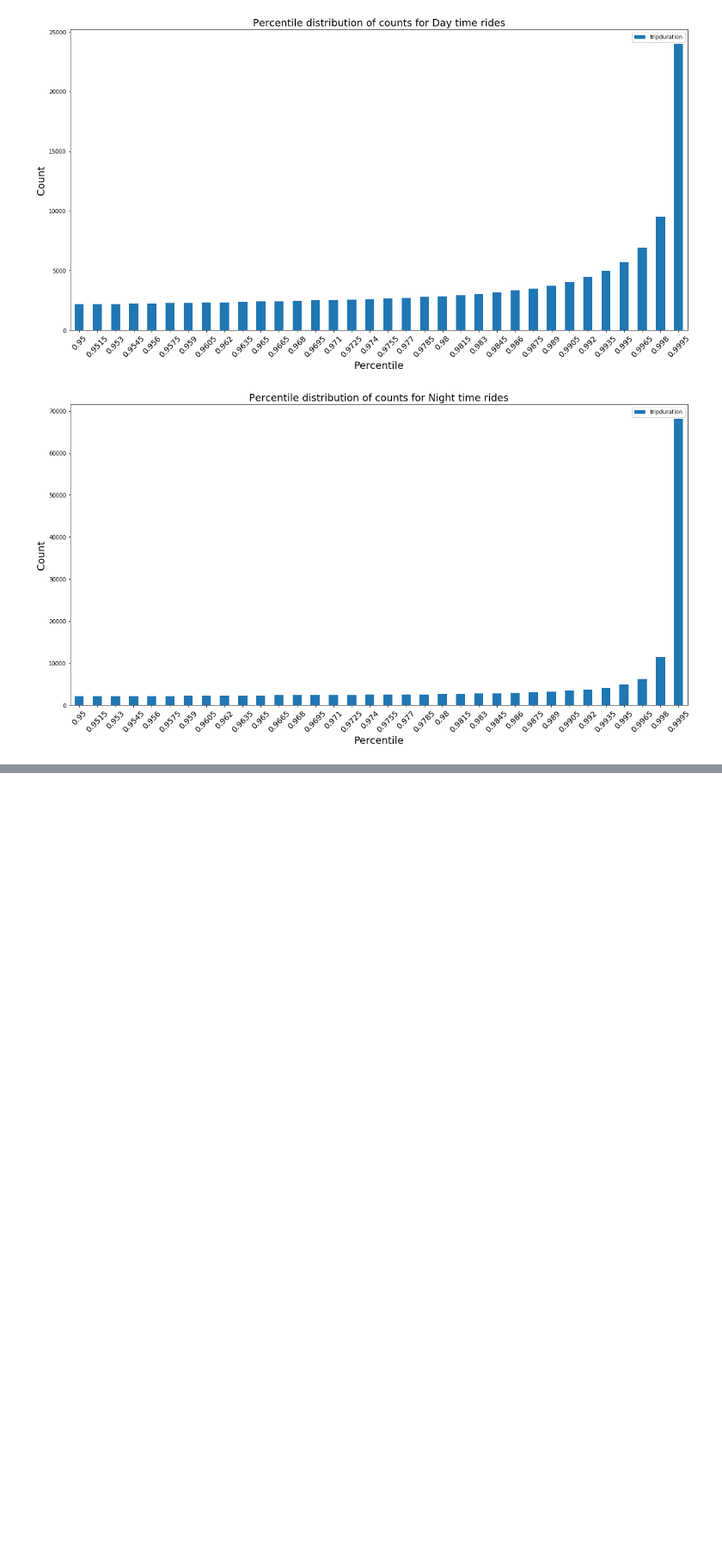
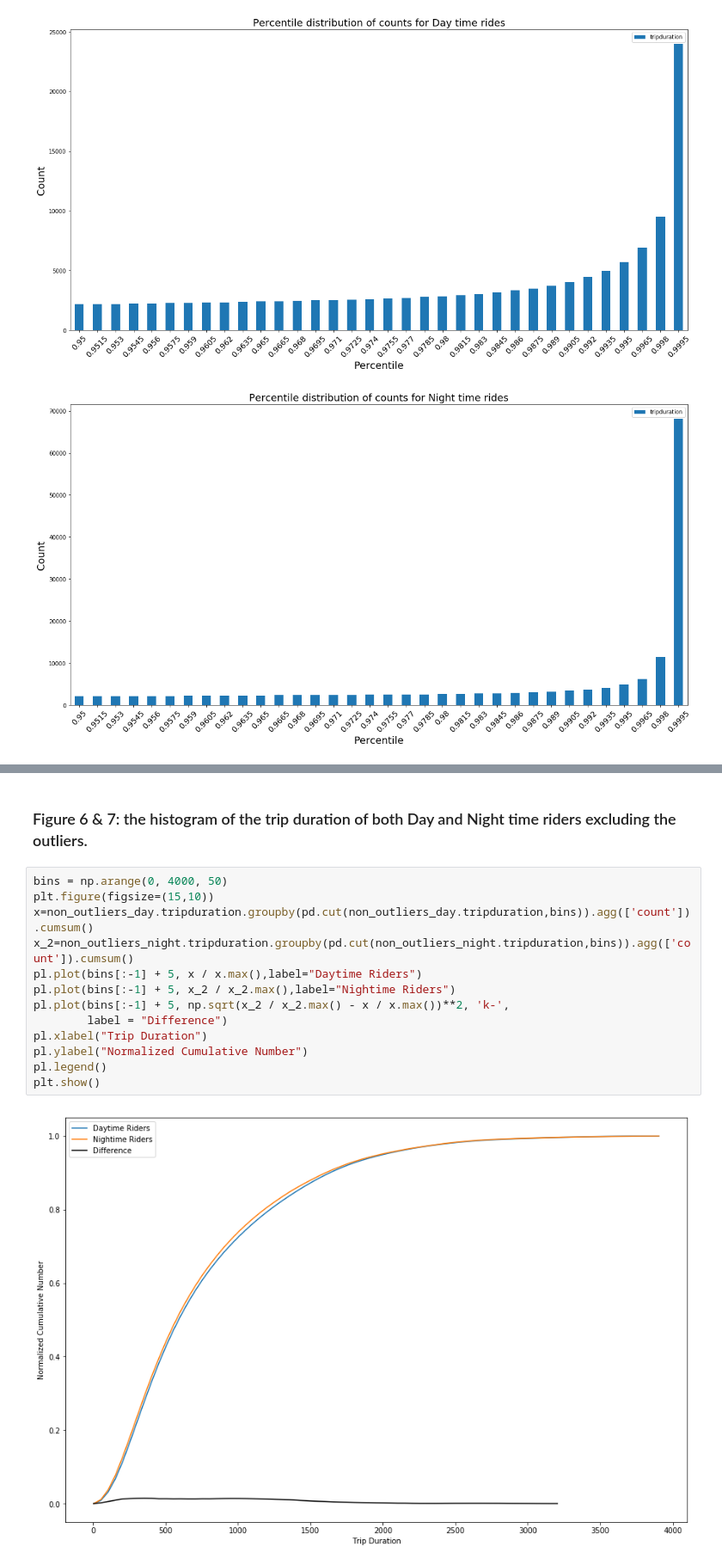
Before and after one commit to jinalklaulitz/PUI2018_msm796, a Jupyter notebook: HW5_msm796/Assignment4_msm796.ipynb, the cells around one changed output, grey strips where cells are left out. Shown: that part at 86% size. Drawn from its saved outputs; the diff is of its cells as text; blank space fills up the shorter version.

```diff
--- a/HW5_msm796/Assignment4_msm796.ipynb
+++ b/HW5_msm796/Assignment4_msm796.ipynb
@@ -302,0 +347,17 @@ Text(0.5,1,'Percentile distribution of counts for Night time rides')
+# %% [markdown]
+### Figure 6 & 7: the histogram of the trip duration of both Day and Night time riders excluding the outliers.
+# %%
+bins = np.arange(0, 4000, 50)
+plt.figure(figsize=(15,10))
+x=non_outliers_day.tripduration.groupby(pd.cut(non_outliers_day.tripduration,bins)).agg(['count']).cumsum()
+x_2=non_outliers_night.tripduration.groupby(pd.cut(non_outliers_night.tripduration,bins)).agg(['count']).cumsum()
+pl.plot(bins[:-1] + 5, x / x.max(),label="Daytime Riders")
+pl.plot(bins[:-1] + 5, x_2 / x_2.max(),label="Nightime Riders")
+pl.plot(bins[:-1] + 5, np.sqrt(x_2 / x_2.max() - x / x.max())**2, 'k-',
+        label = "Difference")
+pl.xlabel("Trip Duration")
+pl.ylabel("Normalized Cumulative Number")
+pl.legend()
+plt.show()
+# %% [output]
+[figure, added]
```
Also changed, not shown: parts of 47 cells of this notebook, 1 other file.
